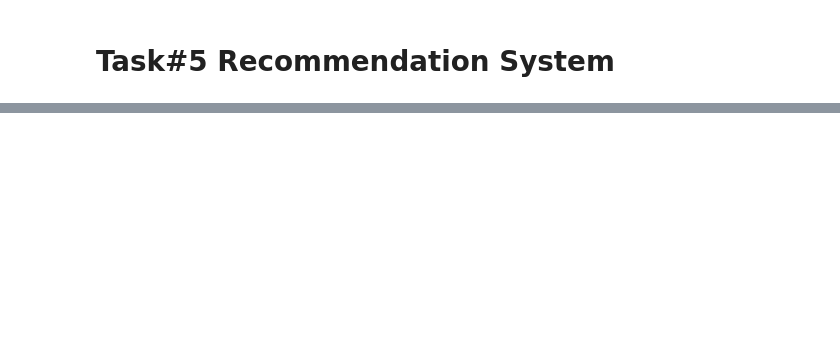
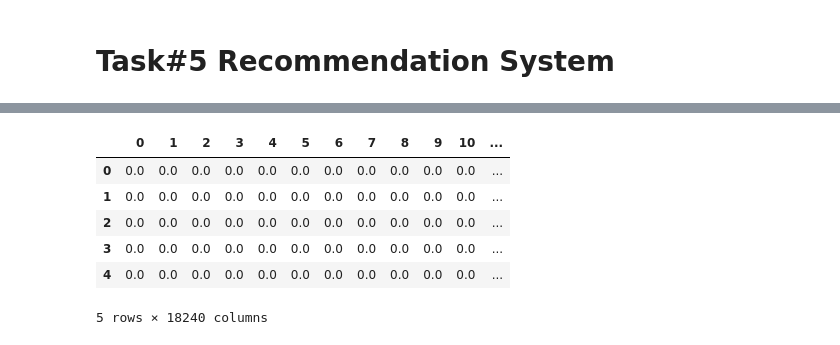
Before and after one commit to Aswani-ReddyKV/Capstone_Sentiment_Recommendation, a Jupyter notebook: Aswani_Reddy_Sentiment_Recommendation.ipynb, the cells around one changed output, grey strips where cells are left out. Cells and saved outputs as stored; diff of their text form; code cells hidden in the pictures; blank space fills up the shorter version.

```diff
--- a/Aswani_Reddy_Sentiment_Recommendation.ipynb
+++ b/Aswani_Reddy_Sentiment_Recommendation.ipynb
@@ -946,0 +1013,5 @@ save_object(df_clean, 'cleaned-data')
+# %%
+# Create Pivot the train ratings data into matrix
+# In this case columns are Products and the rows are usernames.
+user_recommendation_df_pivot = train.pivot_table(index='reviews_username', columns='id', values='reviews_rating')
+user_recommendation_df_pivot.head()
@@ -946,0 +1208,12 @@ save_object(df_clean, 'cleaned-data')
+# %%
+# Convert the user_correlation matrix into dataframe.
+user_correlation_df = pd.DataFrame(user_correlation)
+user_correlation_df.head()
+# %% [output]
+|  | 0 | 1 | 2 | 3 | 4 | 5 | 6 | 7 | 8 | 9 | 10 | ... |
+| 0 | 0.0 | 0.0 | 0.0 | 0.0 | 0.0 | 0.0 | 0.0 | 0.0 | 0.0 | 0.0 | 0.0 | ... |
+| 1 | 0.0 | 0.0 | 0.0 | 0.0 | 0.0 | 0.0 | 0.0 | 0.0 | 0.0 | 0.0 | 0.0 | ... |
+| 2 | 0.0 | 0.0 | 0.0 | 0.0 | 0.0 | 0.0 | 0.0 | 0.0 | 0.0 | 0.0 | 0.0 | ... |
+| 3 | 0.0 | 0.0 | 0.0 | 0.0 | 0.0 | 0.0 | 0.0 | 0.0 | 0.0 | 0.0 | 0.0 | ... |
+| 4 | 0.0 | 0.0 | 0.0 | 0.0 | 0.0 | 0.0 | 0.0 | 0.0 | 0.0 | 0.0 | 0.0 | ... |
+5 rows × 18240 columns
```
Also changed, not shown: parts of 53 cells of this notebook.
